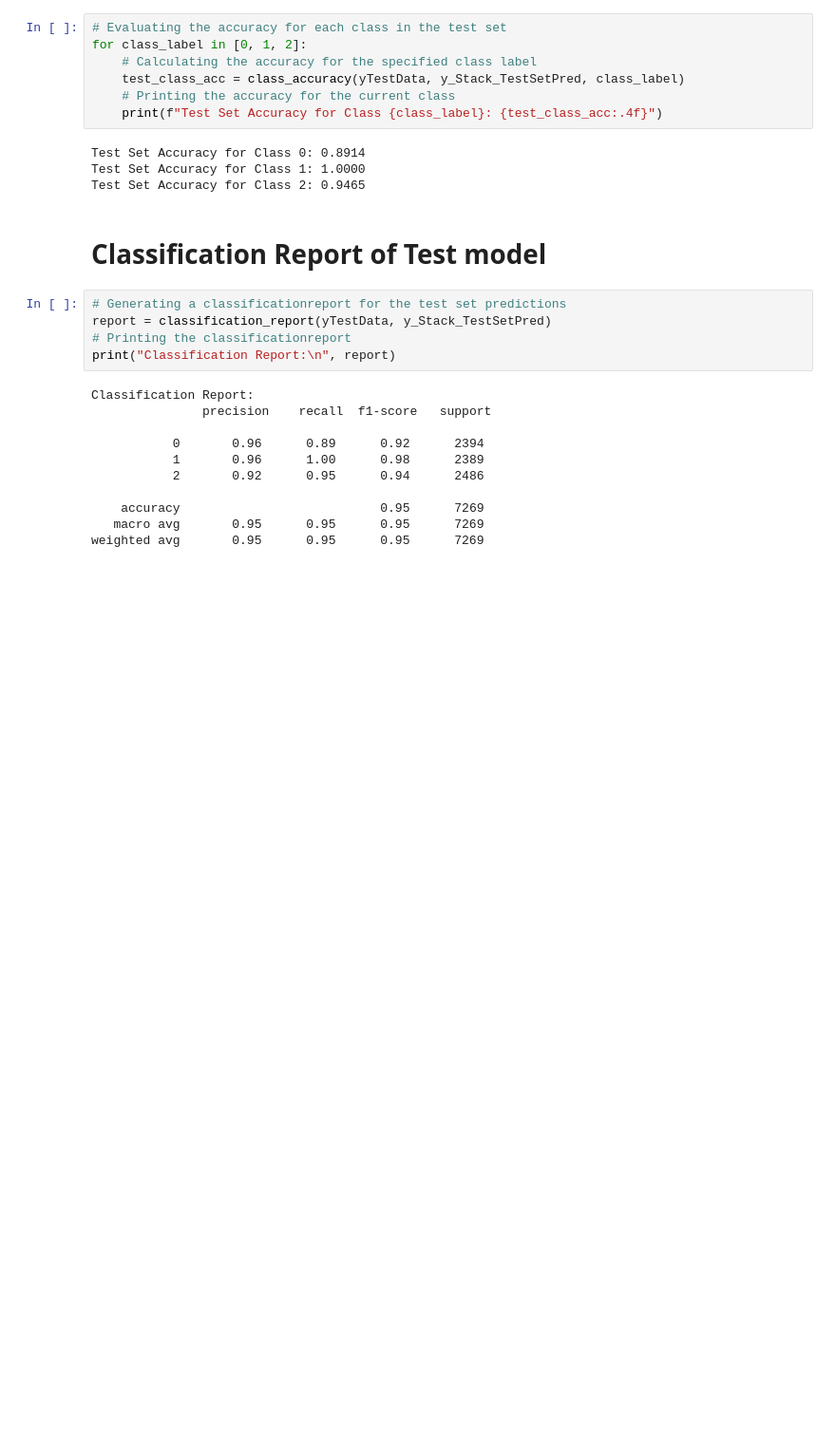
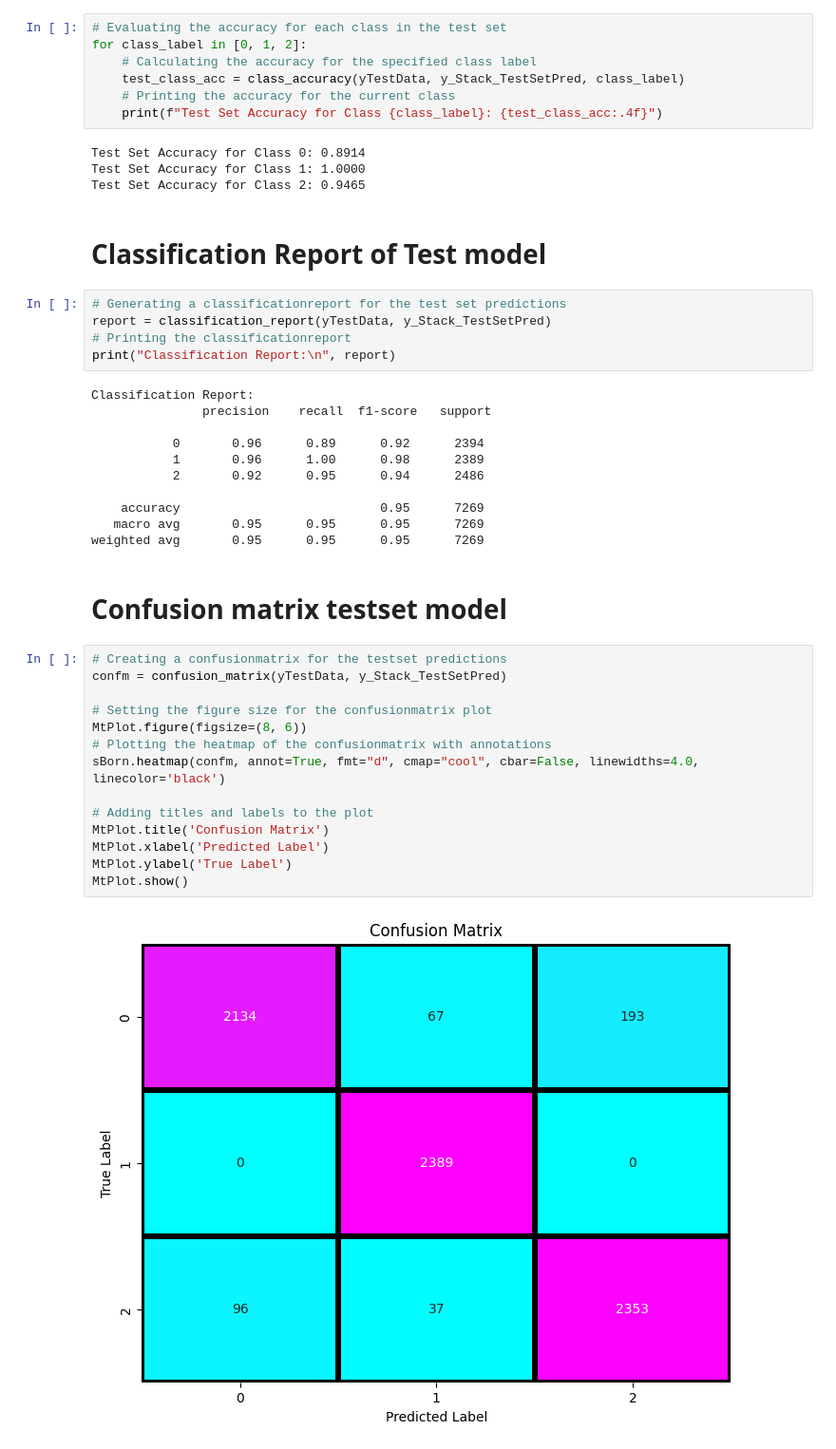
Before and after one commit to souravmanoj/MATCH-RESULT, a Jupyter notebook: Untitled37.ipynb, the cells around one changed output. Shown at 95% size. Drawn from its saved outputs; the diff is of its cells as text; blank space fills up the shorter version.

```diff
--- a/Untitled37.ipynb
+++ b/Untitled37.ipynb
@@ -793,3 +793,21 @@ Classification Report:
     accuracy                           0.95      7269
    macro avg       0.95      0.95      0.95      7269
 weighted avg       0.95      0.95      0.95      7269
+# %% [markdown]
+# Confusion matrix testset model
+# %%
+# Creating a confusionmatrix for the testset predictions
+confm = confusion_matrix(yTestData, y_Stack_TestSetPred)
+
+# Setting the figure size for the confusionmatrix plot
+MtPlot.figure(figsize=(8, 6))
+# Plotting the heatmap of the confusionmatrix with annotations
+sBorn.heatmap(confm, annot=True, fmt="d", cmap="cool", cbar=False, linewidths=4.0, linecolor='black')
+
+# Adding titles and labels to the plot
+MtPlot.title('Confusion Matrix')
+MtPlot.xlabel('Predicted Label')
+MtPlot.ylabel('True Label')
+MtPlot.show()
+# %% [output]
+[figure, added]
```
